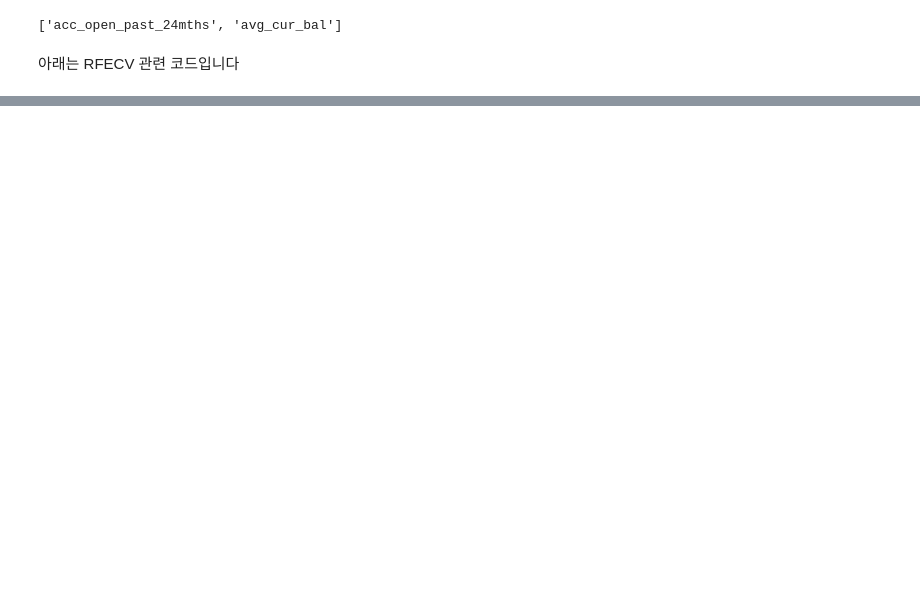
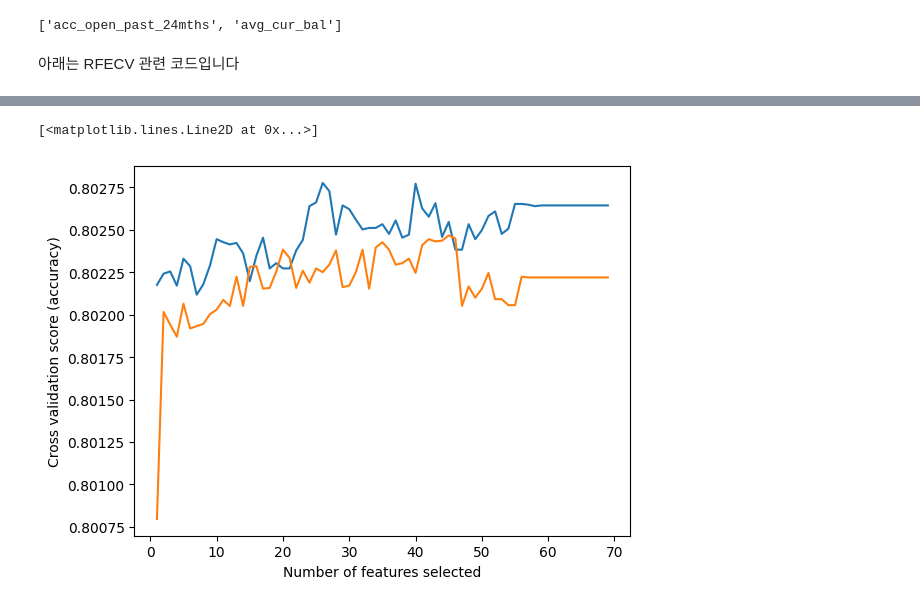
Before and after one commit to dbehdrnr0202/lending_club, a Jupyter notebook: preprocessor.ipynb, the cells around one changed output, grey strips where cells are left out. Saved outputs shown, nothing was run; the diff lists cells and outputs as text; code cells hidden in the pictures; blank space fills up the shorter version.

Commit message:
feat: added rfecv result

```diff
--- a/preprocessor.ipynb
+++ b/preprocessor.ipynb
@@ -194,8 +225,12 @@ selector.support_.sum()
 # %%
 plt.figure()
 plt.xlabel("Number of features selected")
 plt.ylabel("Cross validation score (accuracy)")
-plt.plot(
-    range(min_features_to_select, len(selector.grid_scores_)*step + min_features_to_select, step),
-    selector.grid_scores_,
-)
+step=1
+cv = 5
+min_features_to_select=20
+plt.plot(range(1, len(selector.cv_results_['mean_test_score']) + 1), selector.cv_results_['split0_test_score'])
+plt.plot(range(1, len(selector.cv_results_['mean_test_score']) + 1), selector.cv_results_['split1_test_score'])
+# %% [output]
+[<matplotlib.lines.Line2D at 0x...>]
+[figure, added]
```
Also changed, not shown: parts of 4 cells of this notebook.
